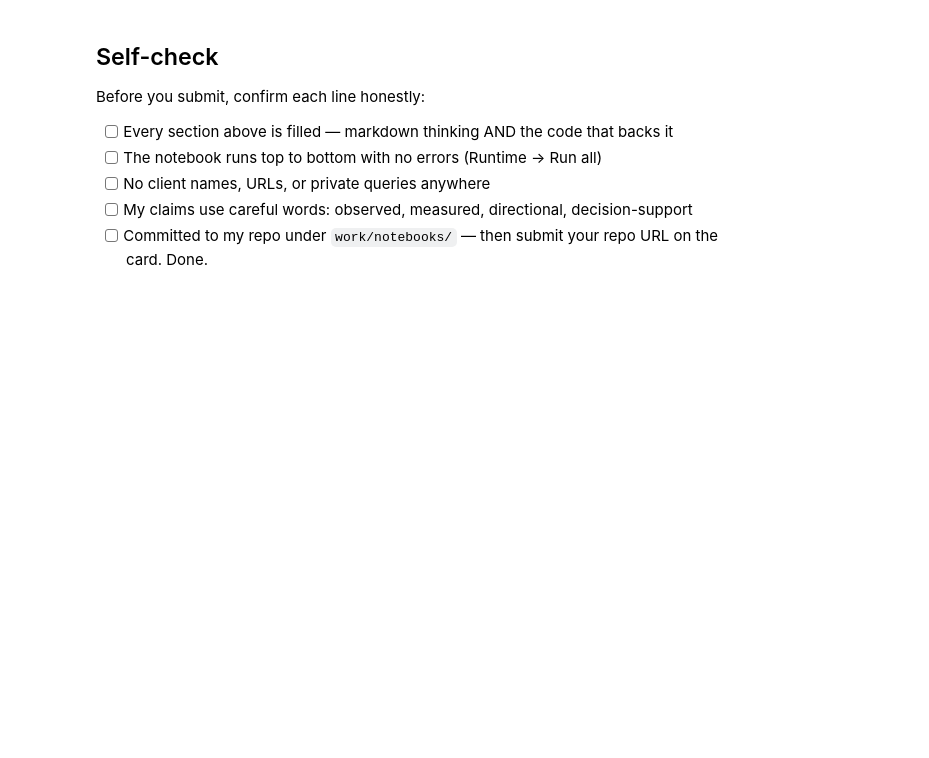
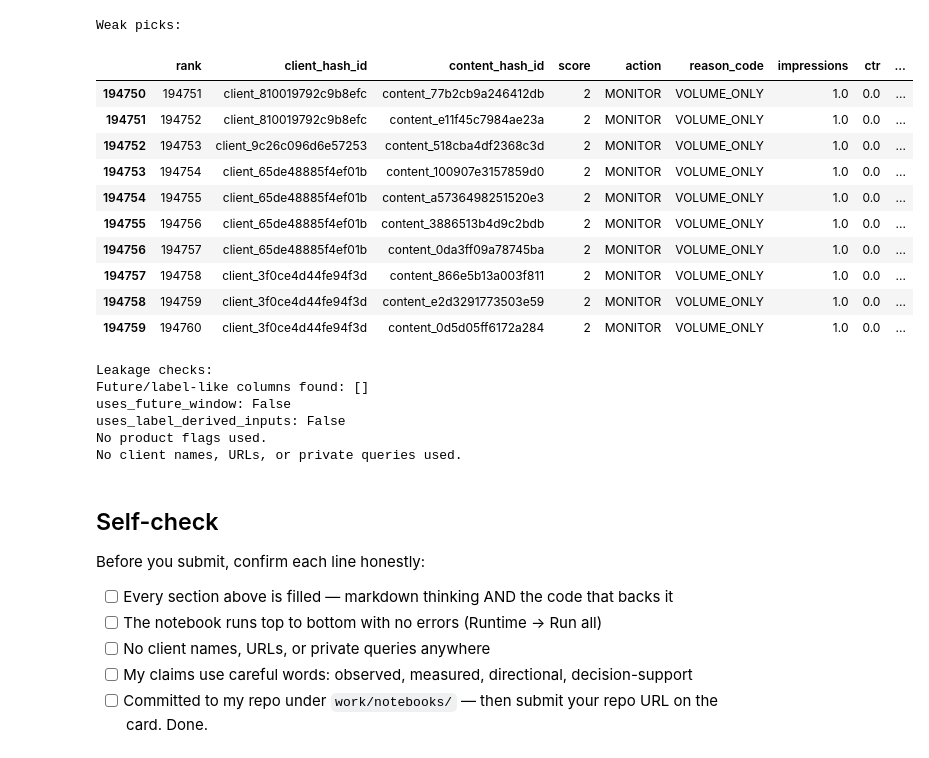
Before and after one commit to mohamedahmed02/Flyrank-internship, a Jupyter notebook: work/notebooks/w04_baseline_score.ipynb, the cells around one changed output. Drawn from its saved outputs; the diff is of its cells as text; code cells hidden in the pictures; blank space fills up the shorter version.

```diff
--- a/work/notebooks/w04_baseline_score.ipynb
+++ b/work/notebooks/w04_baseline_score.ipynb
@@ -37,3 +459,74 @@ This skeleton is yours to fill. Work the sections **in order** — each one has
+# %%
+# ============================================================
+# 4. Weak picks and leakage checks
+# ============================================================
+
+weak_picks = baseline[
+    baseline["reason_code"] == "VOLUME_ONLY"
+].tail(10).copy()
+
+print("Weak picks:")
+display(
+    weak_picks[
+        [
+            "rank",
+            "client_hash_id",
+            "content_hash_id",
+            "score",
+            "action",
+            "reason_code",
+            "impressions",
+            "ctr",
+            "avg_position"
+        ]
+    ]
+)
+
+print("\nLeakage checks:")
+
+future_window_columns = [
+    "future",
+    "next",
+    "outcome",
+    "label",
+    "target",
+    "conversion"
+]
+
+existing_columns = [c.lower() for c in baseline.columns]
+
+future_or_label_columns = [
+    c for c in existing_columns
+    if any(term in c for term in future_window_columns)
+]
+
+print("Future/label-like columns found:", future_or_label_columns)
+
+assert len(future_or_label_columns) == 0
+
+print("uses_future_window: False")
+print("uses_label_derived_inputs: False")
+print("No product flags used.")
+print("No client names, URLs, or private queries used.")
+# %% [output]
+Weak picks:
+|  | rank | client_hash_id | content_hash_id | score | action | reason_code | impressions | ctr | ... |
+| 194750 | 194751 | client_810019792c9b8efc | content_77b2cb9a246412db | 2 | MONITOR | VOLUME_ONLY | 1.0 | 0.0 | ... |
+| 194751 | 194752 | client_810019792c9b8efc | content_e11f45c7984ae23a | 2 | MONITOR | VOLUME_ONLY | 1.0 | 0.0 | ... |
+| 194752 | 194753 | client_9c26c096d6e57253 | content_518cba4df2368c3d | 2 | MONITOR | VOLUME_ONLY | 1.0 | 0.0 | ... |
+| 194753 | 194754 | client_65de48885f4ef01b | content_100907e3157859d0 | 2 | MONITOR | VOLUME_ONLY | 1.0 | 0.0 | ... |
+| 194754 | 194755 | client_65de48885f4ef01b | content_a5736498251520e3 | 2 | MONITOR | VOLUME_ONLY | 1.0 | 0.0 | ... |
+| 194755 | 194756 | client_65de48885f4ef01b | content_3886513b4d9c2bdb | 2 | MONITOR | VOLUME_ONLY | 1.0 | 0.0 | ... |
+| 194756 | 194757 | client_65de48885f4ef01b | content_0da3ff09a78745ba | 2 | MONITOR | VOLUME_ONLY | 1.0 | 0.0 | ... |
+| 194757 | 194758 | client_3f0ce4d44fe94f3d | content_866e5b13a003f811 | 2 | MONITOR | VOLUME_ONLY | 1.0 | 0.0 | ... |
+| 194758 | 194759 | client_3f0ce4d44fe94f3d | content_e2d3291773503e59 | 2 | MONITOR | VOLUME_ONLY | 1.0 | 0.0 | ... |
+| 194759 | 194760 | client_3f0ce4d44fe94f3d | content_0d5d05ff6172a284 | 2 | MONITOR | VOLUME_ONLY | 1.0 | 0.0 | ... |
+Leakage checks:
+Future/label-like columns found: []
+uses_future_window: False
+uses_label_derived_inputs: False
+No product flags used.
+No client names, URLs, or private queries used.
 # %% [markdown]
 ## Self-check
 
```
Also changed, not shown: parts of 21 cells of this notebook.
